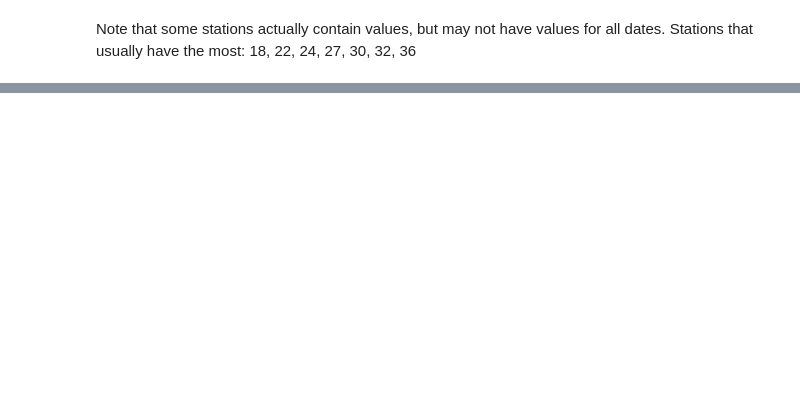
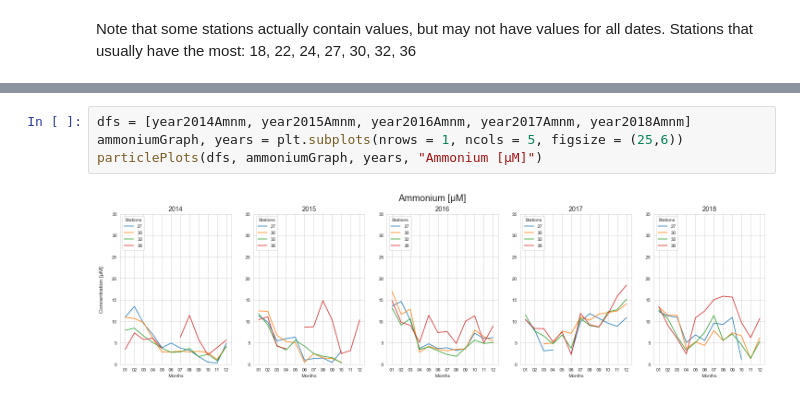
Before and after one commit to xbriandavid/bayareaWater, a Jupyter notebook: analysis.ipynb, the cells around one changed output, grey strips where cells are left out. Cells and saved outputs as stored; diff of their text form; blank space fills up the shorter version.

```diff
--- a/analysis.ipynb
+++ b/analysis.ipynb
@@ -369,0 +324,6 @@ datetime.datetime(2018, 1, 1, 0, 0)
+# %%
+dfs = [year2014Amnm, year2015Amnm, year2016Amnm, year2017Amnm, year2018Amnm]
+ammoniumGraph, years = plt.subplots(nrows = 1, ncols = 5, figsize = (25,6))
+particlePlots(dfs, ammoniumGraph, years, "Ammonium [µM]")
+# %% [output]
+[figure, added]
```
Also changed, not shown: parts of 29 cells of this notebook.
